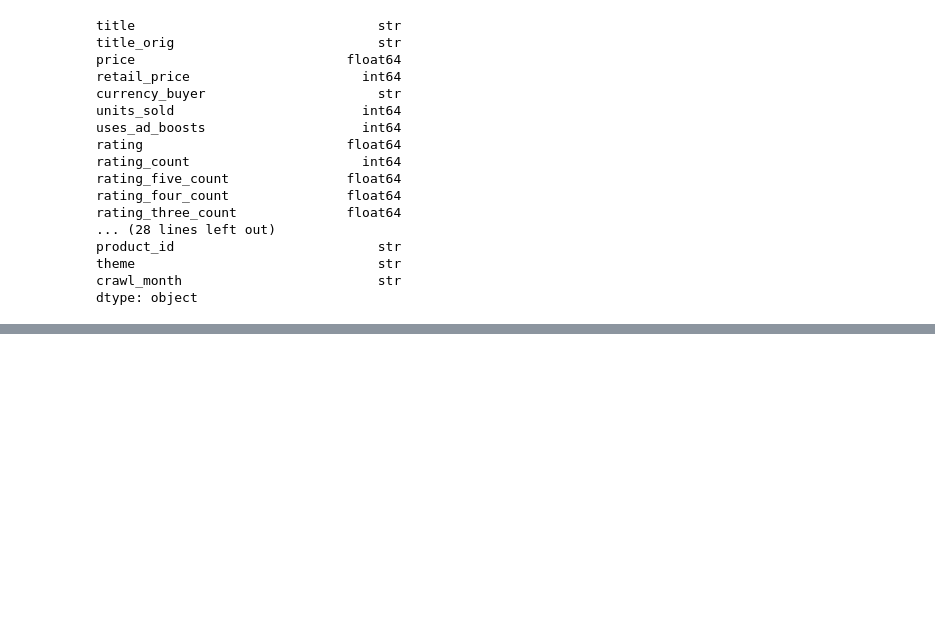
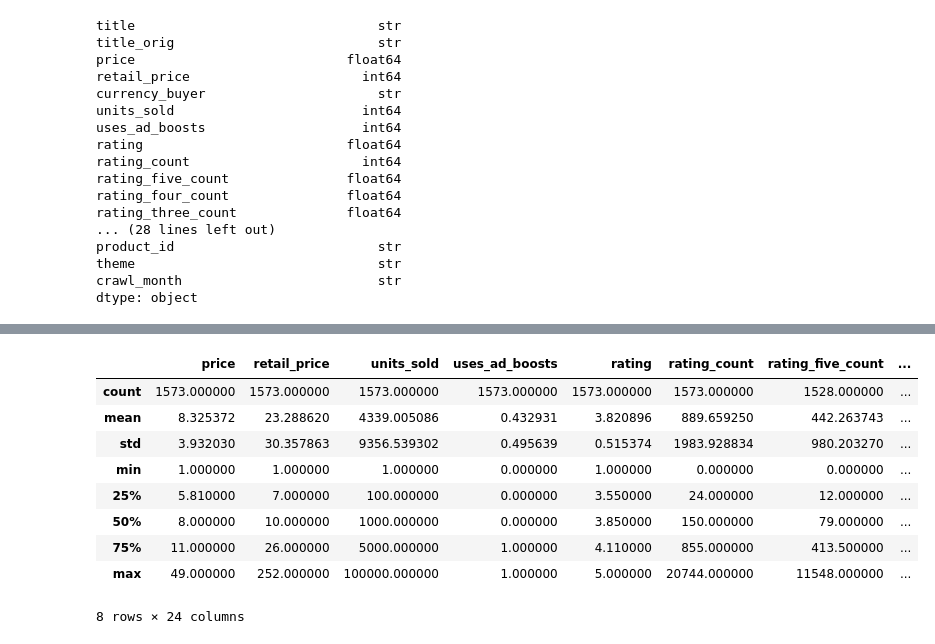
Before and after one commit to kaizen-jay/Retail-Sales-Analytics, a Jupyter notebook: notebooks/summer_product_analysis.ipynb, the cells around one changed output, grey strips where cells are left out. Cells and saved outputs as stored; diff of their text form; code cells hidden in the pictures; blank space fills up the shorter version.

```diff
--- a/notebooks/summer_product_analysis.ipynb
+++ b/notebooks/summer_product_analysis.ipynb
@@ -104,0 +129,14 @@ dtype: object
+# %%
+'''Statistical overview'''
+df.describe()
+# %% [output]
+|  | price | retail_price | units_sold | uses_ad_boosts | rating | rating_count | rating_five_count | ... |
+| count | 1573.000000 | 1573.000000 | 1573.000000 | 1573.000000 | 1573.000000 | 1573.000000 | 1528.000000 | ... |
+| mean | 8.325372 | 23.288620 | 4339.005086 | 0.432931 | 3.820896 | 889.659250 | 442.263743 | ... |
+| std | 3.932030 | 30.357863 | 9356.539302 | 0.495639 | 0.515374 | 1983.928834 | 980.203270 | ... |
+| min | 1.000000 | 1.000000 | 1.000000 | 0.000000 | 1.000000 | 0.000000 | 0.000000 | ... |
+| 25% | 5.810000 | 7.000000 | 100.000000 | 0.000000 | 3.550000 | 24.000000 | 12.000000 | ... |
+| 50% | 8.000000 | 10.000000 | 1000.000000 | 0.000000 | 3.850000 | 150.000000 | 79.000000 | ... |
+| 75% | 11.000000 | 26.000000 | 5000.000000 | 1.000000 | 4.110000 | 855.000000 | 413.500000 | ... |
+| max | 49.000000 | 252.000000 | 100000.000000 | 1.000000 | 5.000000 | 20744.000000 | 11548.000000 | ... |
+8 rows × 24 columns
```
Also changed, not shown: parts of 5 cells of this notebook.
